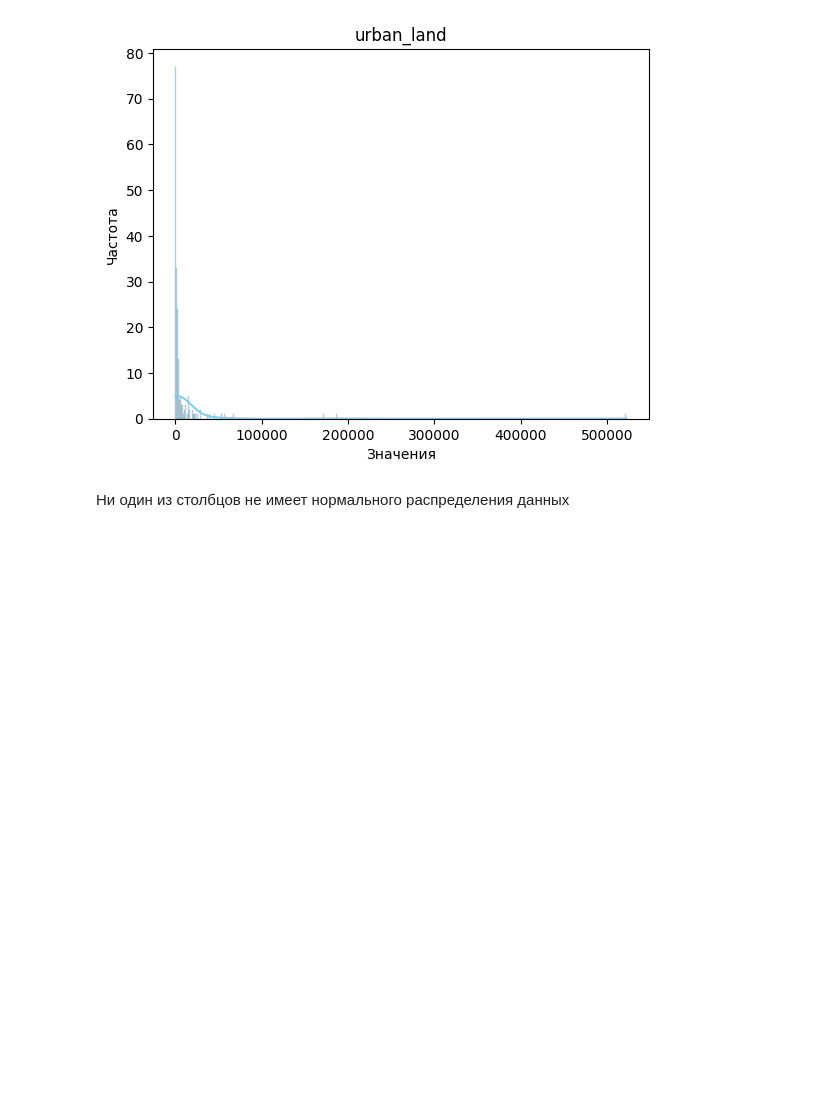
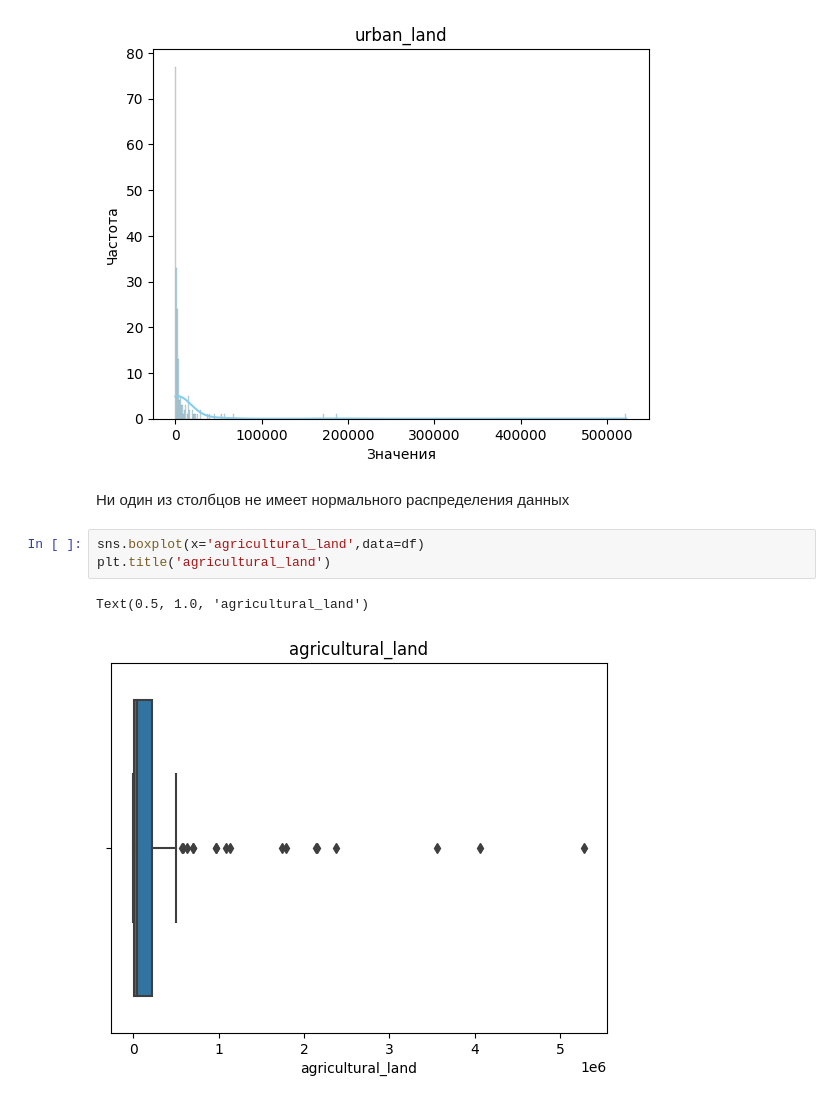
Before and after one commit to maximarbuzov/maxim, a Jupyter notebook: Untitled5.ipynb, the cells around one changed output. Saved outputs shown, nothing was run; the diff lists cells and outputs as text; blank space fills up the shorter version.

```diff
--- a/Untitled5.ipynb
+++ b/Untitled5.ipynb
@@ -166,3 +165,9 @@ Text(0.5, 1.0, 'urban_land')
 [figure]
 # %% [markdown]
 Ни один из столбцов не имеет нормального распределения данных
+# %%
+sns.boxplot(x='agricultural_land',data=df)
+plt.title('agricultural_land')
+# %% [output]
+Text(0.5, 1.0, 'agricultural_land')
+[figure, added]
```
Also changed, not shown: parts of 3 cells of this notebook.
